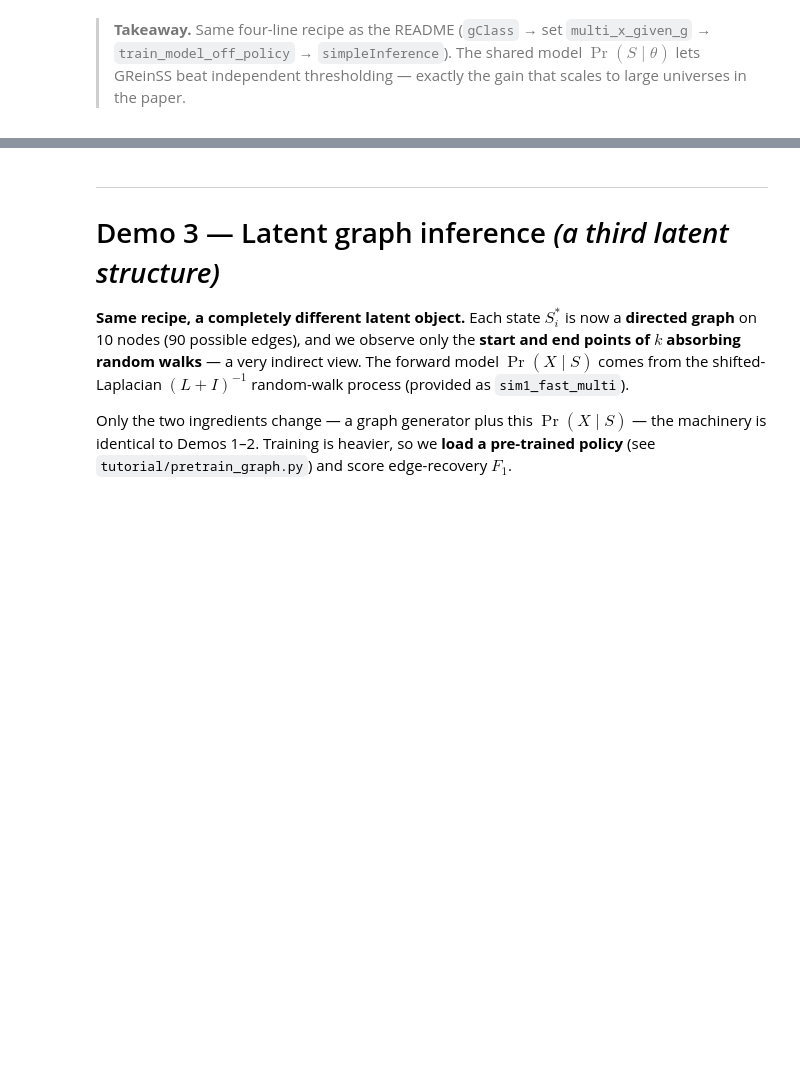
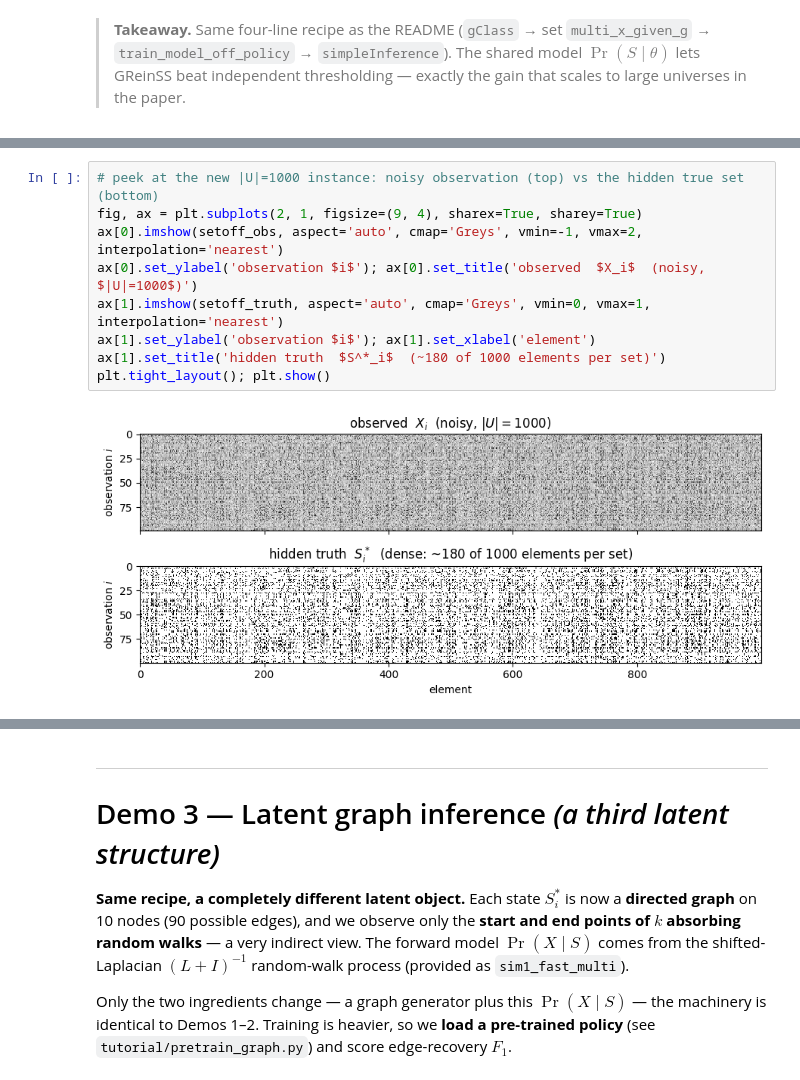
Before and after one commit to elkebir-group/GReinSS-tutorial, a Jupyter notebook: GReinSS_demo.ipynb, the cells around one changed output, grey strips where cells are left out. Saved outputs shown, nothing was run; the diff lists cells and outputs as text; blank space fills up the shorter version.

```diff
--- a/GReinSS_demo.ipynb
+++ b/GReinSS_demo.ipynb
@@ -351 +290,12 @@ off-policy ingredients ready: efficient Pr(X|S), size cap, observation-biased pr
+# %%
+# peek at the new |U|=1000 instance: noisy observation (top) vs the hidden true set (bottom)
+fig, ax = plt.subplots(2, 1, figsize=(9, 4), sharex=True, sharey=True)
+ax[0].imshow(setoff_obs, aspect='auto', cmap='Greys', vmin=-1, vmax=2, interpolation='nearest')
+ax[0].set_ylabel('observation $i$'); ax[0].set_title('observed  $X_i$  (noisy, $|U|=1000$)')
+ax[1].imshow(setoff_truth, aspect='auto', cmap='Greys', vmin=0, vmax=1, interpolation='nearest')
+ax[1].set_ylabel('observation $i$'); ax[1].set_xlabel('element')
+ax[1].set_title('hidden truth  $S^*_i$  (~180 of 1000 elements per set)')
+plt.tight_layout(); plt.show()
+# %% [output]
+[figure, added]
 # %%
```
Also changed, not shown: parts of 18 cells of this notebook, 1 other file.
